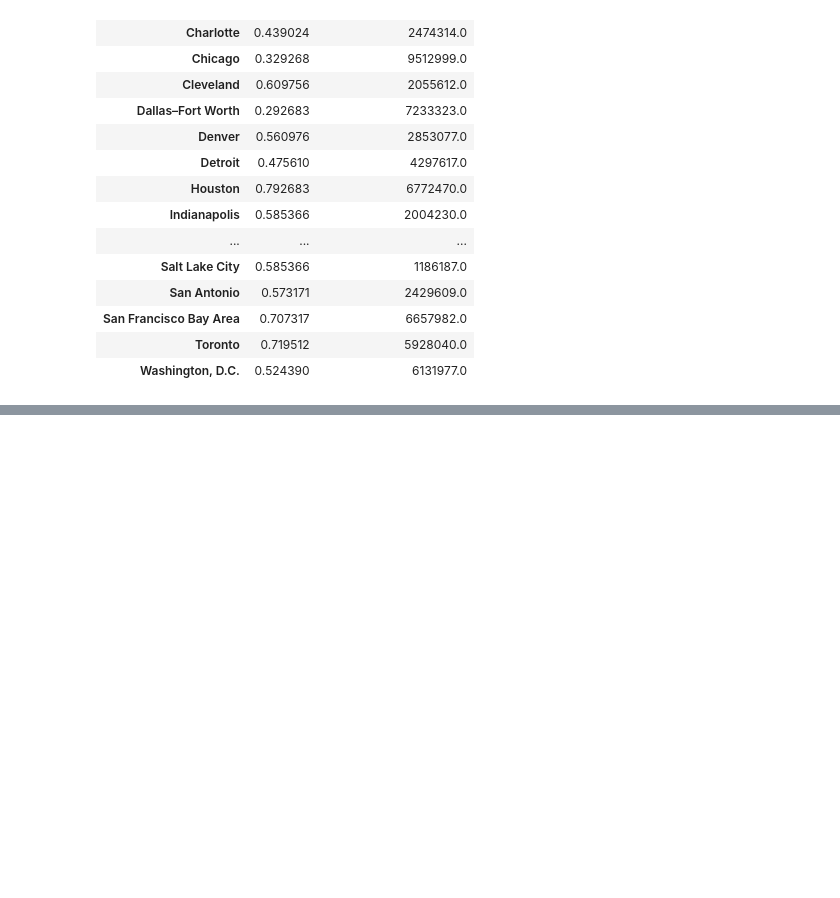
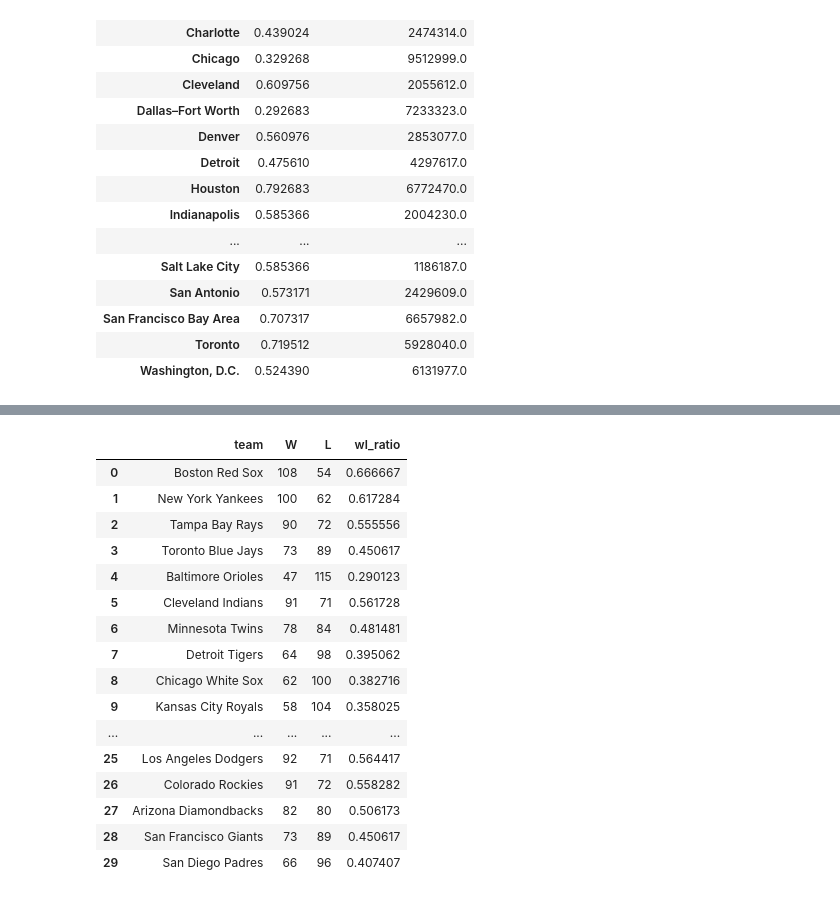
Before and after one commit to anoban/Introduction-to-Data-Science-in-Python, a Jupyter notebook: assignment4/Assignment 4 Test.ipynb, the cells around one changed output, grey strips where cells are left out. Cells and saved outputs as stored; diff of their text form; code cells hidden in the pictures; blank space fills up the shorter version.

```diff
--- a/assignment4/Assignment 4 Test.ipynb
+++ b/assignment4/Assignment 4 Test.ipynb
@@ -361,0 +366,3 @@ pd.merge(bask_2018, _cities, on = "Metropolitan area", how = "inner") \
+# %%
+base_2018 = baseball.query("year == 2018").astype({"W": np.int64, "L": np.int64}).loc[:, ["team",  "W", "L"]]
+base_2018["wl_ratio"] = base_2018.W / (base_2018.W + base_2018.L)
@@ -361,0 +382,20 @@ pd.merge(bask_2018, _cities, on = "Metropolitan area", how = "inner") \
+# %%
+base_2018
+# %% [output]
+|  | team | W | L | wl_ratio |
+| 0 | Boston Red Sox | 108 | 54 | 0.666667 |
+| 1 | New York Yankees | 100 | 62 | 0.617284 |
+| 2 | Tampa Bay Rays | 90 | 72 | 0.555556 |
+| 3 | Toronto Blue Jays | 73 | 89 | 0.450617 |
+| 4 | Baltimore Orioles | 47 | 115 | 0.290123 |
+| 5 | Cleveland Indians | 91 | 71 | 0.561728 |
+| 6 | Minnesota Twins | 78 | 84 | 0.481481 |
+| 7 | Detroit Tigers | 64 | 98 | 0.395062 |
+| 8 | Chicago White Sox | 62 | 100 | 0.382716 |
+| 9 | Kansas City Royals | 58 | 104 | 0.358025 |
+| ... | ... | ... | ... | ... |
+| 25 | Los Angeles Dodgers | 92 | 71 | 0.564417 |
+| 26 | Colorado Rockies | 91 | 72 | 0.558282 |
+| 27 | Arizona Diamondbacks | 82 | 80 | 0.506173 |
+| 28 | San Francisco Giants | 73 | 89 | 0.450617 |
+| 29 | San Diego Padres | 66 | 96 | 0.407407 |
```
Also changed, not shown: parts of 20 cells of this notebook, 1 other file.
